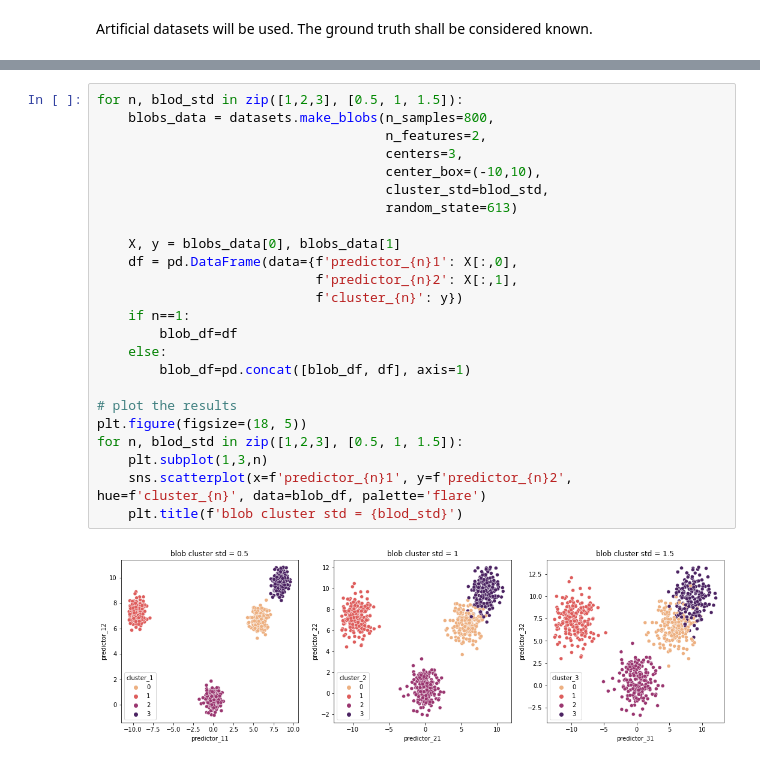
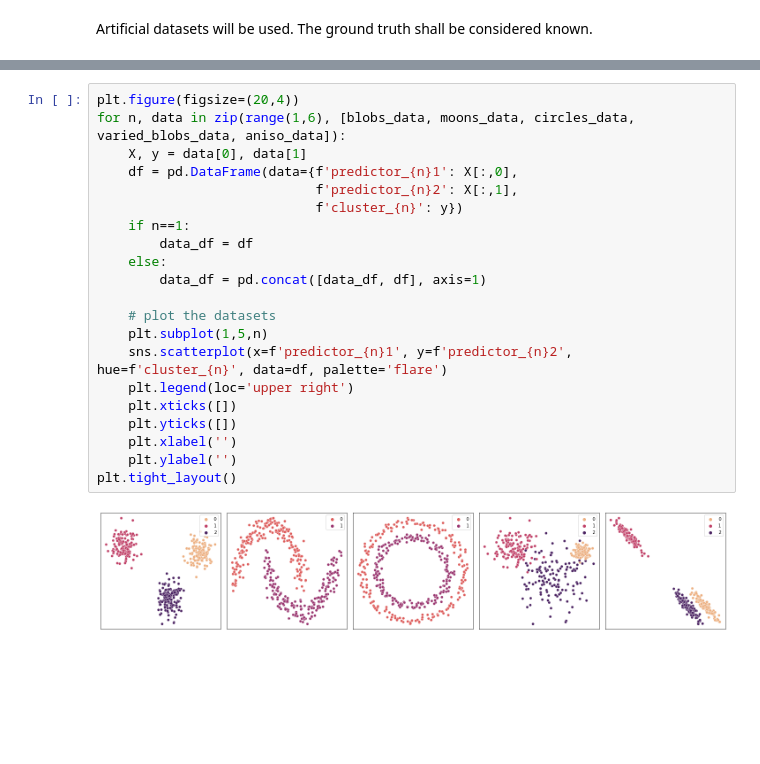
Before and after one commit to foukonana/MSc_MachineLearning_Asgmts, a Jupyter notebook: Assignments/Asgmt11_Clustering/asgmt11_afoudouli.ipynb, the cells around one changed output, grey strips where cells are left out. Cells and saved outputs as stored; diff of their text form; blank space fills up the shorter version.

```diff
--- a/Assignments/Asgmt11_Clustering/asgmt11_afoudouli.ipynb
+++ b/Assignments/Asgmt11_Clustering/asgmt11_afoudouli.ipynb
@@ -20,26 +48,23 @@ Artificial datasets will be used. The ground truth shall be considered known.
 # %%
-for n, blod_std in zip([1,2,3], [0.5, 1, 1.5]):
-    blobs_data = datasets.make_blobs(n_samples=800,
-                                     n_features=2,
-                                     centers=3,
-                                     center_box=(-10,10),
-                                     cluster_std=blod_std,
-                                     random_state=613)
-
-    X, y = blobs_data[0], blobs_data[1]
+plt.figure(figsize=(20,4))
+for n, data in zip(range(1,6), [blobs_data, moons_data, circles_data, varied_blobs_data, aniso_data]):
+    X, y = data[0], data[1]
     df = pd.DataFrame(data={f'predictor_{n}1': X[:,0],
                             f'predictor_{n}2': X[:,1],
                             f'cluster_{n}': y})
     if n==1:
-        blob_df=df
+        data_df = df
     else:
-        blob_df=pd.concat([blob_df, df], axis=1)
+        data_df = pd.concat([data_df, df], axis=1)
 
-# plot the results
-plt.figure(figsize=(18, 5))
-for n, blod_std in zip([1,2,3], [0.5, 1, 1.5]):
-    plt.subplot(1,3,n)
-    sns.scatterplot(x=f'predictor_{n}1', y=f'predictor_{n}2', hue=f'cluster_{n}', data=blob_df, palette='flare')
-    plt.title(f'blob cluster std = {blod_std}')
+    # plot the datasets
+    plt.subplot(1,5,n)
+    sns.scatterplot(x=f'predictor_{n}1', y=f'predictor_{n}2', hue=f'cluster_{n}', data=df, palette='flare')
+    plt.legend(loc='upper right')
+    plt.xticks([])
+    plt.yticks([])
+    plt.xlabel('')
+    plt.ylabel('')
+plt.tight_layout()
 # %% [output]
-[figure, old version]
+[figure, new version]
```
Also changed, not shown: parts of 9 cells of this notebook.
